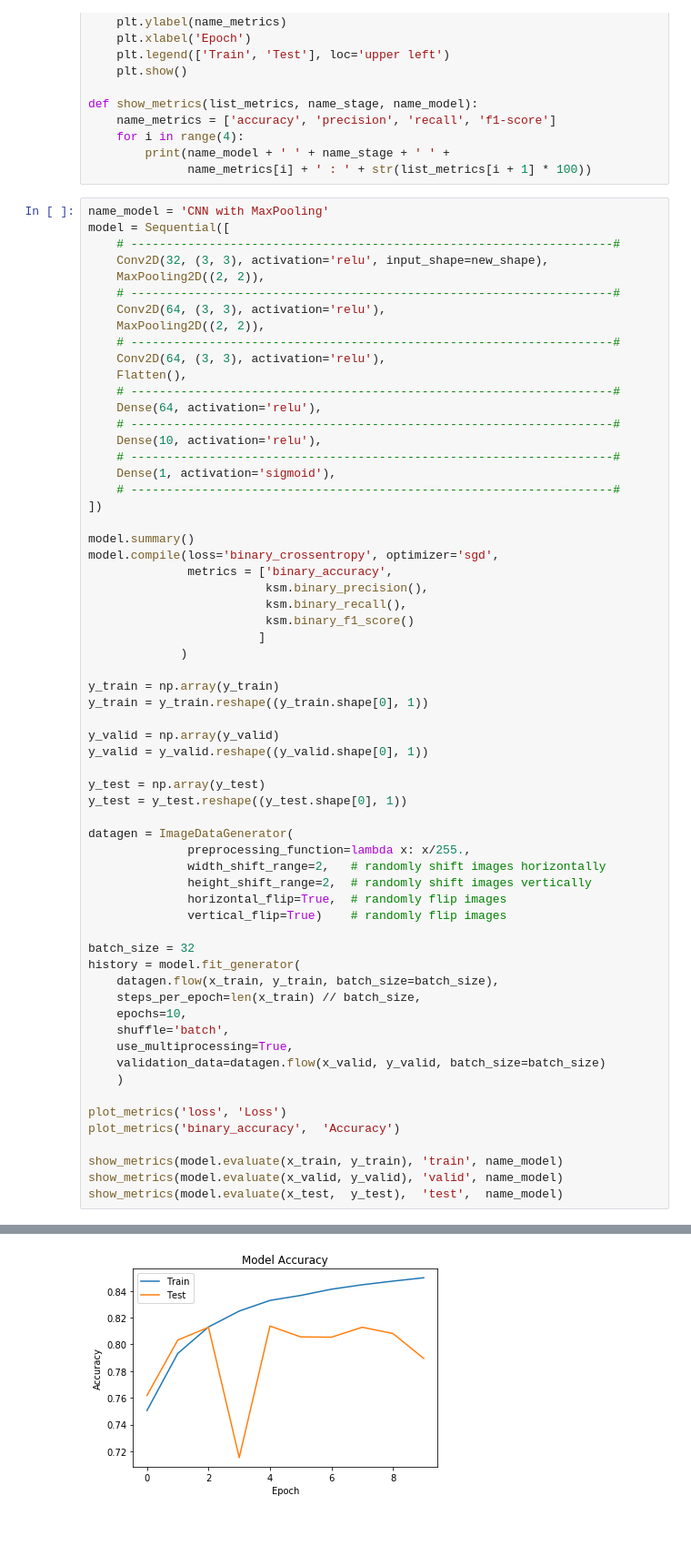
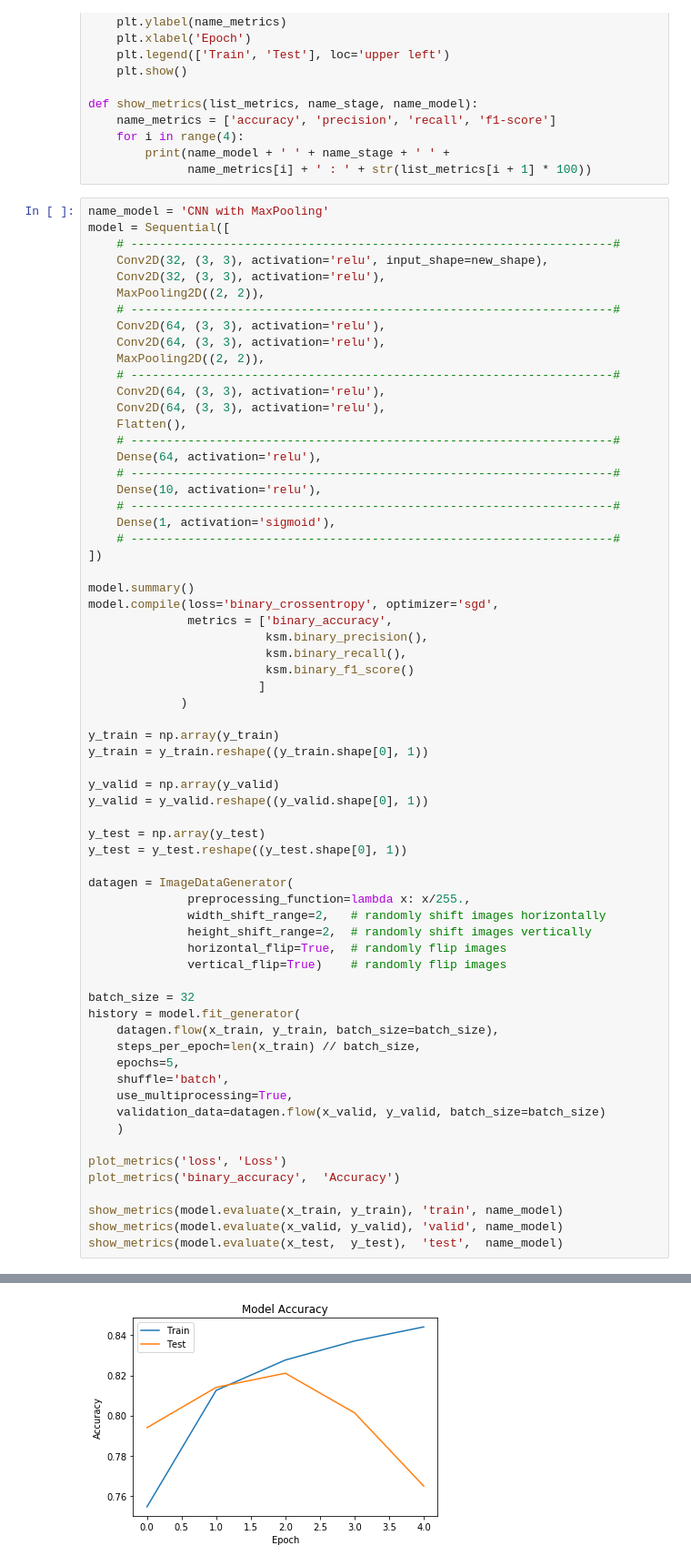
Before and after one commit to allnes/pcam_train, a Jupyter notebook: pcam_cnn_maxpooling.ipynb, the cells around one changed output, grey strips where cells are left out. Shown at 91% size. Drawn from its saved outputs; the diff is of its cells as text; blank space fills up the shorter version.

```diff
--- a/pcam_cnn_maxpooling.ipynb
+++ b/pcam_cnn_maxpooling.ipynb
@@ -143,11 +154,14 @@ name_model = 'CNN with MaxPooling'
 model = Sequential([
     # --------------------------------------------------------------------#
     Conv2D(32, (3, 3), activation='relu', input_shape=new_shape),
+    Conv2D(32, (3, 3), activation='relu'),
     MaxPooling2D((2, 2)),
     # --------------------------------------------------------------------#
     Conv2D(64, (3, 3), activation='relu'),
+    Conv2D(64, (3, 3), activation='relu'),
     MaxPooling2D((2, 2)),
     # --------------------------------------------------------------------#
+    Conv2D(64, (3, 3), activation='relu'),
     Conv2D(64, (3, 3), activation='relu'),
     Flatten(),
     # --------------------------------------------------------------------#
@@ -188,7 +202,7 @@ batch_size = 32
 history = model.fit_generator(
     datagen.flow(x_train, y_train, batch_size=batch_size),
     steps_per_epoch=len(x_train) // batch_size,
-    epochs=10,
+    epochs=5,
     shuffle='batch',
     use_multiprocessing=True,
     validation_data=datagen.flow(x_valid, y_valid, batch_size=batch_size)
@@ -222 +236 @@ Epoch 10/10
-[figure, old version]
+[figure, new version]
```
Also changed, not shown: parts of 3 cells of this notebook.
